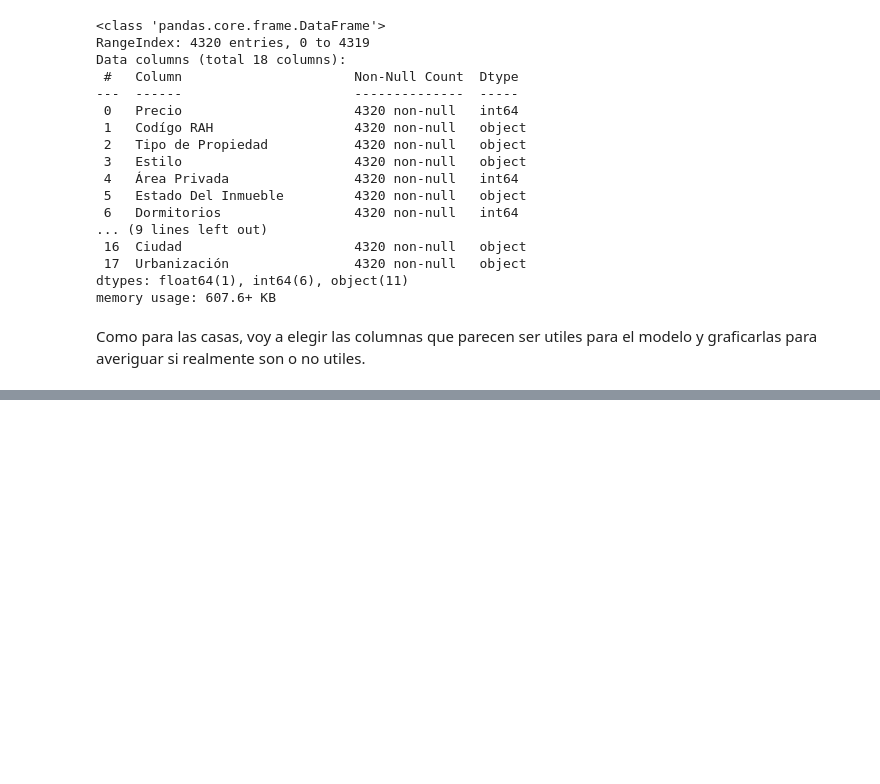
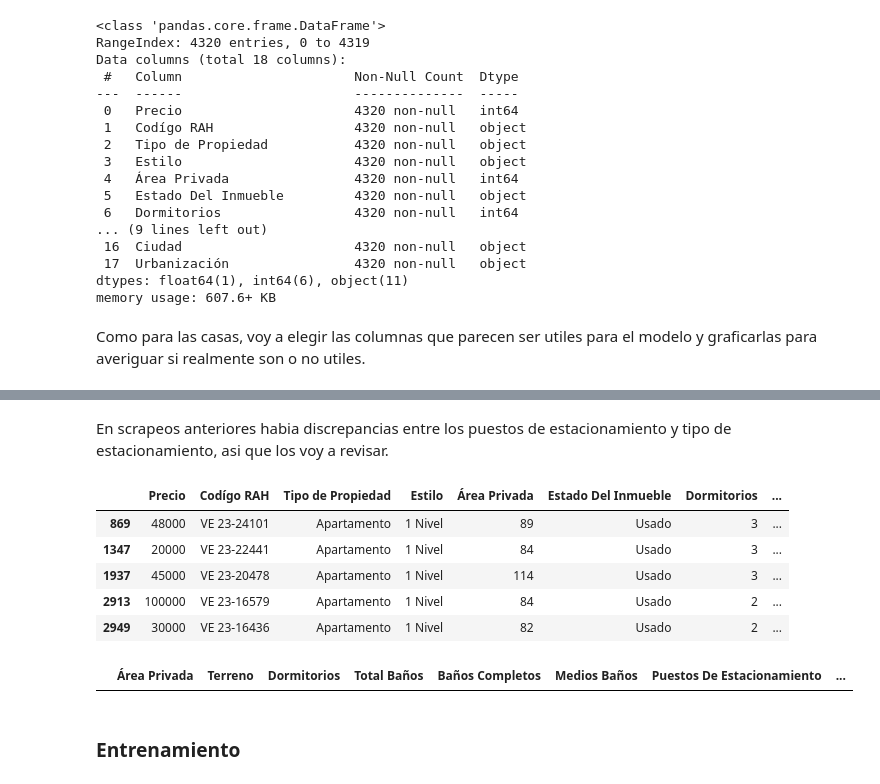
Before and after one commit to jmartinelena/propiedades-venezuela, a Jupyter notebook: machine_learning.ipynb, the cells around one changed output, grey strips where cells are left out. Saved outputs shown, nothing was run; the diff lists cells and outputs as text; code cells hidden in the pictures; blank space fills up the shorter version.

```diff
--- a/machine_learning.ipynb
+++ b/machine_learning.ipynb
@@ -547,0 +585,15 @@ graph_categorical_relations(apartments, apartments_cat_fatures)
+# %% [markdown]
+En scrapeos anteriores habia discrepancias entre los puestos de estacionamiento y tipo de estacionamiento, asi que los voy a revisar.
+# %%
+apartments[(apartments['Puestos De Estacionamiento'] != 0) & (apartments['Tipo De Estacionamiento'] == "Ninguno")].head()
+# %% [output]
+|  | Precio | Codígo RAH | Tipo de Propiedad | Estilo | Área Privada | Estado Del Inmueble | Dormitorios | ... |
+| 869 | 48000 | VE 23-24101 | Apartamento | 1 Nivel | 89 | Usado | 3 | ... |
+| 1347 | 20000 | VE 23-22441 | Apartamento | 1 Nivel | 84 | Usado | 3 | ... |
+| 1937 | 45000 | VE 23-20478 | Apartamento | 1 Nivel | 114 | Usado | 3 | ... |
+| 2913 | 100000 | VE 23-16579 | Apartamento | 1 Nivel | 84 | Usado | 2 | ... |
+| 2949 | 30000 | VE 23-16436 | Apartamento | 1 Nivel | 82 | Usado | 2 | ... |
+# %%
+houses[(houses['Puestos De Estacionamiento'] == 0) & (houses['Tipo De Estacionamiento'] != "Ninguno")].head()
+# %% [output]
+|  | Área Privada | Terreno | Dormitorios | Total Baños | Baños Completos | Medios Baños | Puestos De Estacionamiento | ... |
@@ -547,0 +607,2 @@ graph_categorical_relations(apartments, apartments_cat_fatures)
+# %% [markdown]
+### Entrenamiento
```
Also changed, not shown: parts of 13 cells of this notebook.
